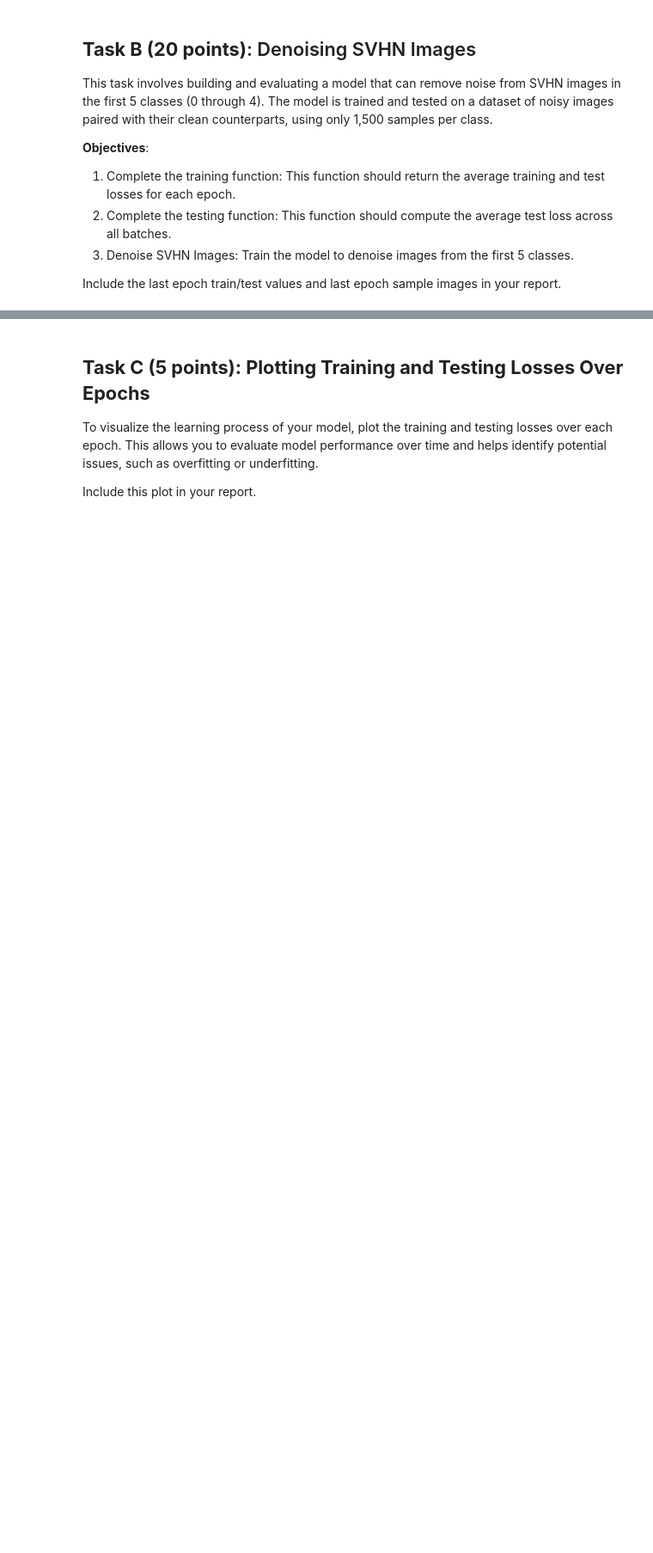
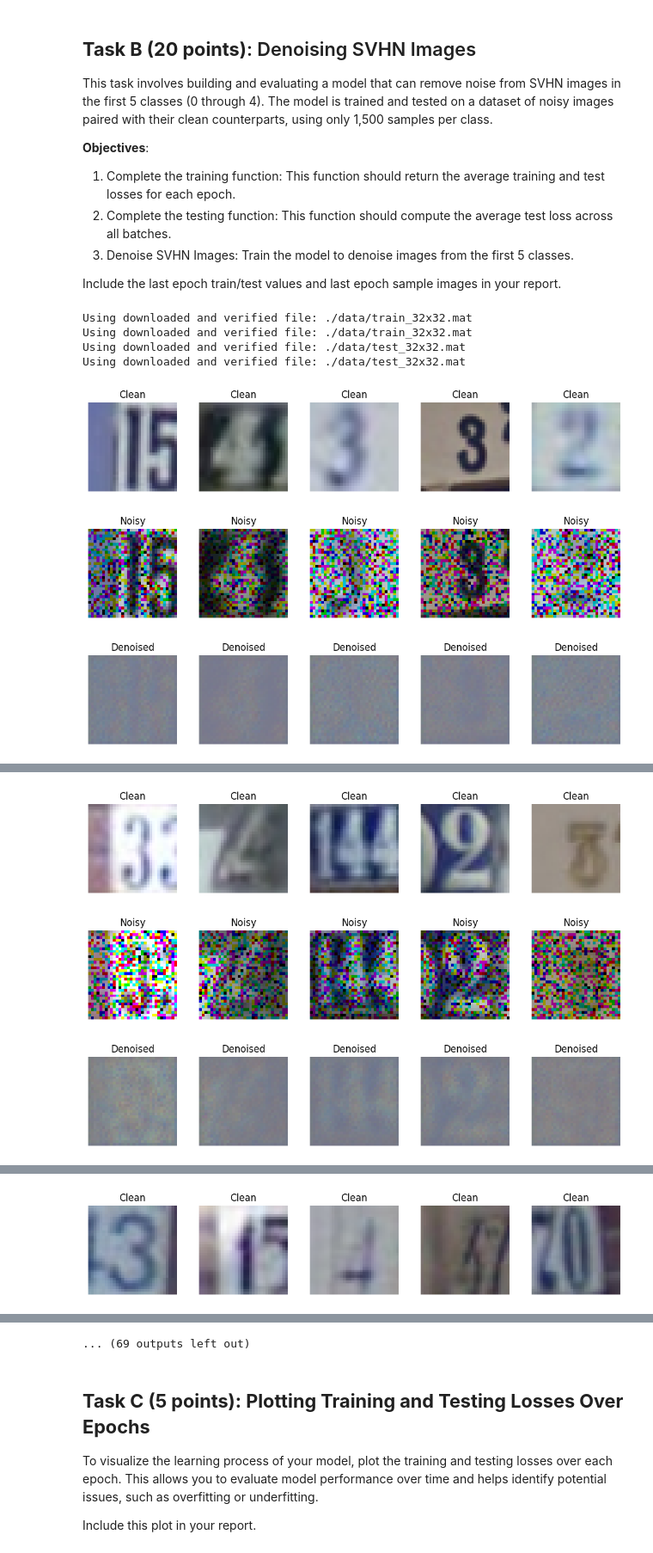
Before and after one commit to ak-hannou/compsci-4ml3, a Jupyter notebook: F24_4ML3_Assignment_4.ipynb, the cells around one changed output, grey strips where cells are left out. Shown at 86% size. Cells and saved outputs as stored; diff of their text form; code cells hidden in the pictures; blank space fills up the shorter version.

```diff
--- a/F24_4ML3_Assignment_4.ipynb
+++ b/F24_4ML3_Assignment_4.ipynb
@@ -544,13 +535,18 @@ def train(train_loader, test_loader, model, epochs, loss_function, optimizer, de
         train_loss_batches = []
 
         # Loop over batches in the training data
-
+        for batch_idx, (clean_images, noisy_images) in enumerate(train_loader):
+            noisy_images, clean_images = noisy_images.to(device), clean_images.to(device)
+            optimizer.zero_grad()  # Clear gradients
+            denoised_images = model(noisy_images)  # Forward pass
+            loss = loss_function(denoised_images, clean_images)  # Calculate loss
+            loss.backward()
+            optimizer.step()
         ########################
         ########################
         #### YOUR CODE HERE ####
         ########################
         ########################
-
             # Display sample results every 5 epochs, at the last batch of each epoch
             if epoch % 5 == 0 and batch_idx == len(train_loader) - 1:
                 show_images_grid2(clean_images[:5].detach().cpu(), title= "Clean", cols=5)
@@ -559,7 +555,7 @@ def train(train_loader, test_loader, model, epochs, loss_function, optimizer, de
 
 
         # Calculate average training loss for the epoch
-
+        train_loss_epoch = evaluate(train_loader, model, loss_function, device)
     ########################
     ########################
     #### YOUR CODE HERE ####
@@ -567,7 +563,7 @@ def train(train_loader, test_loader, model, epochs, loss_function, optimizer, de
     ########################
 
         # Evaluate model on the test set and calculate test loss
-
+        test_loss_epoch = evaluate(test_loader, model, loss_function, device)
     ########################
     ########################
     #### YOUR CODE HERE ####
@@ -576,7 +572,8 @@ def train(train_loader, test_loader, model, epochs, loss_function, optimizer, de
 
         # Print losses for the current epoch
         print(f'Epoch {epoch+1:02d}/{epochs:02d} - Train Loss: {train_loss_epoch:.6f}, Test Loss: {test_loss_epoch:.6f}')
-
+        train_loss_epochs.append(train_loss_epoch)
+        test_loss_epochs.append(test_loss_epoch)
     return train_loss_epochs, test_loss_epochs
 # %%
 def evaluate(dataloader, model, loss_function, device='cuda'):
@@ -602,28 +610,40 @@ def evaluate(dataloader, model, loss_function, device='cuda'):
 # %%
 learning_rate = 0.05
 batch_size = 64
 drop_rate = 0.3
 num_samples = 1500
 num_epochs = 100
 
-
+# Initialize model and move to device
+model = model.to(device)
+# Define loss function and optimizer
+criterion = nn.MSELoss()  # CrossEntropy includes softmax
+optimizer = optim.SGD(model.parameters(), lr=learning_rate)
 
 ########################
 ########################
 #### YOUR CODE HERE ####
 ########################
 ########################
 
 
 # Load data
 
 ########################
 ########################
 #### YOUR CODE HERE ####
 ########################
 ########################
-
-
+paired_trainloader_first_five = create_paired_dataloader(classes=[0, 1, 2, 3, 4], num_samples=num_samples, batch_size=batch_size, drop_prob=drop_rate, split='train')
+paired_testloader_first_five = create_paired_dataloader(classes=[0, 1, 2, 3, 4], num_samples=num_samples, batch_size=batch_size, drop_prob=drop_rate, split='test')
 # Train the model
 train_loss_epochs, test_loss_epochs = train(paired_trainloader_first_five, paired_testloader_first_five,\
                                             model, num_epochs, criterion, optimizer, device)
+# %% [output]
+Using downloaded and verified file: ./data/train_32x32.mat
+Using downloaded and verified file: ./data/train_32x32.mat
+Using downloaded and verified file: ./data/test_32x32.mat
+Using downloaded and verified file: ./data/test_32x32.mat
+[figure, added]
+[figure, added]
+[figure, added]
@@ -629,0 +655,3 @@ train_loss_epochs, test_loss_epochs = train(paired_trainloader_first_five, paire
+[figure, added]
+[figure, added]
+[figure, added]
@@ -629,0 +663 @@ train_loss_epochs, test_loss_epochs = train(paired_trainloader_first_five, paire
+[figure, added]
@@ -630,3 +666,4 @@ train_loss_epochs, test_loss_epochs = train(paired_trainloader_first_five, paire
+... (69 outputs left out)
 # %% [markdown]
 ## **Task C (5 points): Plotting Training and Testing Losses Over Epochs**
 
```
Also changed, not shown: parts of 15 cells of this notebook.
